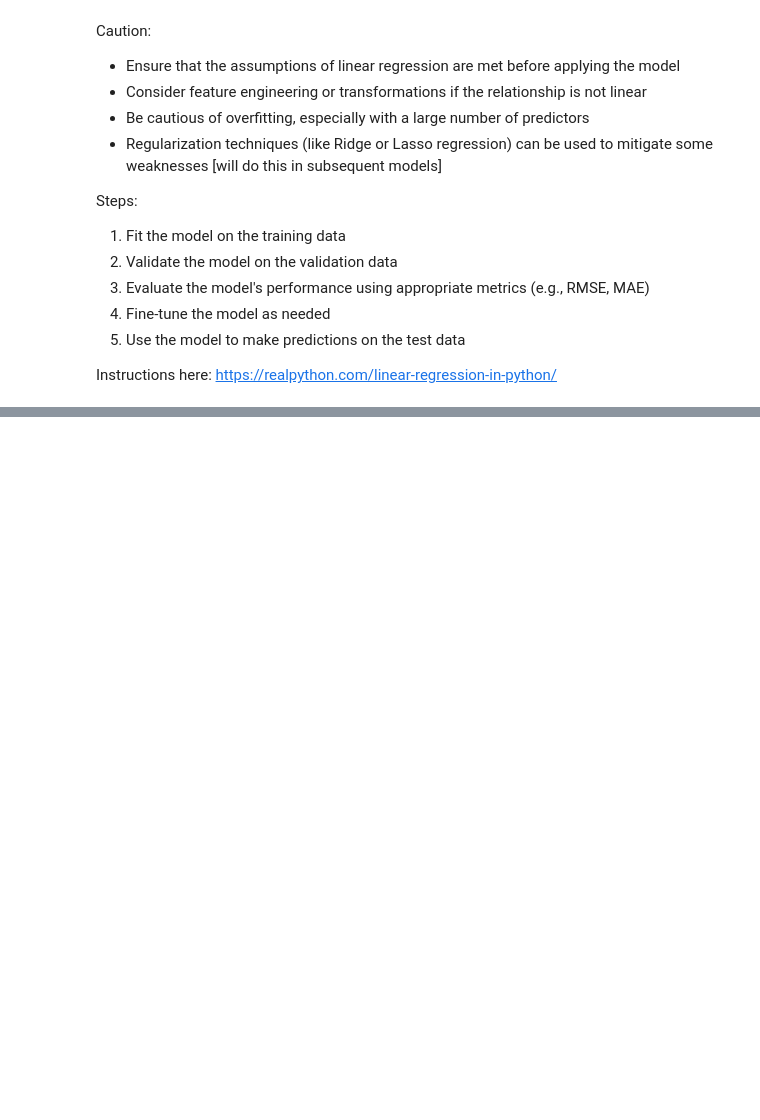
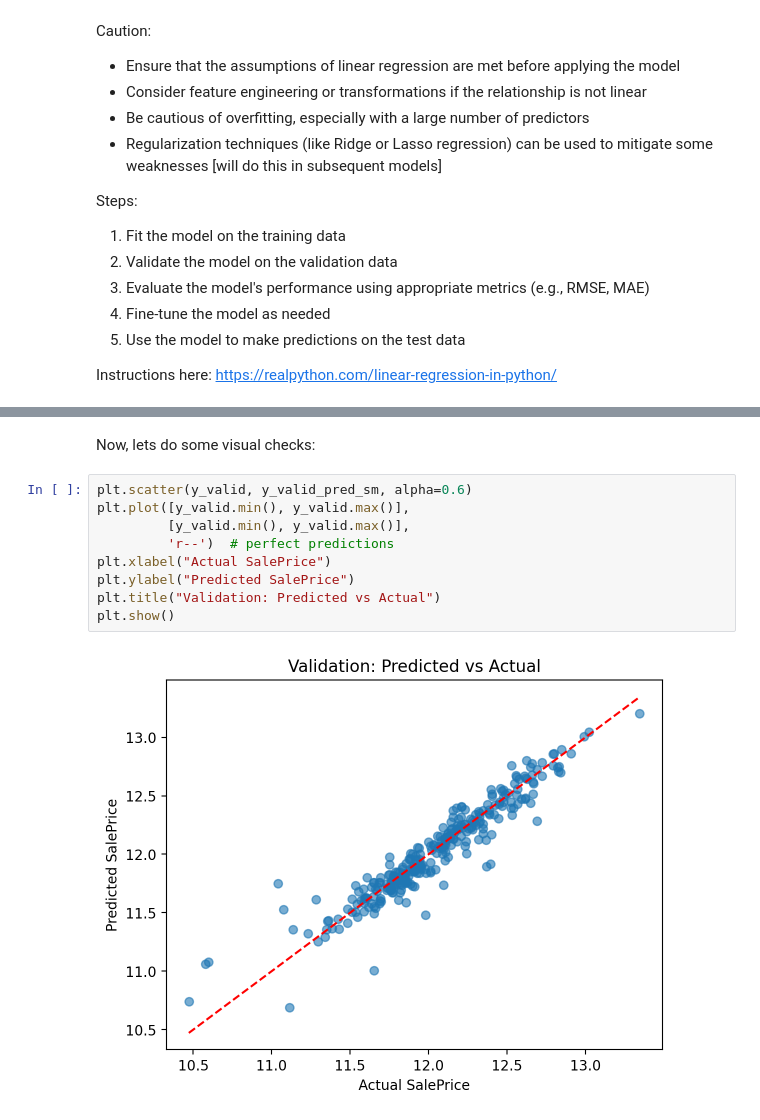
Before and after one commit to arikatz123/house-prices-ml, a Jupyter notebook: notebooks/linear_regression_models.ipynb, the cells around one changed output, grey strips where cells are left out. Cells and saved outputs as stored; diff of their text form; blank space fills up the shorter version.

```diff
--- a/notebooks/linear_regression_models.ipynb
+++ b/notebooks/linear_regression_models.ipynb
@@ -225,0 +289,13 @@ Next - wrap up analysis of linear regression. then move on to the next model
+# %% [markdown]
+Now, lets do some visual checks:
+# %%
+plt.scatter(y_valid, y_valid_pred_sm, alpha=0.6)
+plt.plot([y_valid.min(), y_valid.max()],
+         [y_valid.min(), y_valid.max()],
+         'r--')  # perfect predictions
+plt.xlabel("Actual SalePrice")
+plt.ylabel("Predicted SalePrice")
+plt.title("Validation: Predicted vs Actual")
+plt.show()
+# %% [output]
+[figure, added]
```
Also changed, not shown: parts of 15 cells of this notebook.
